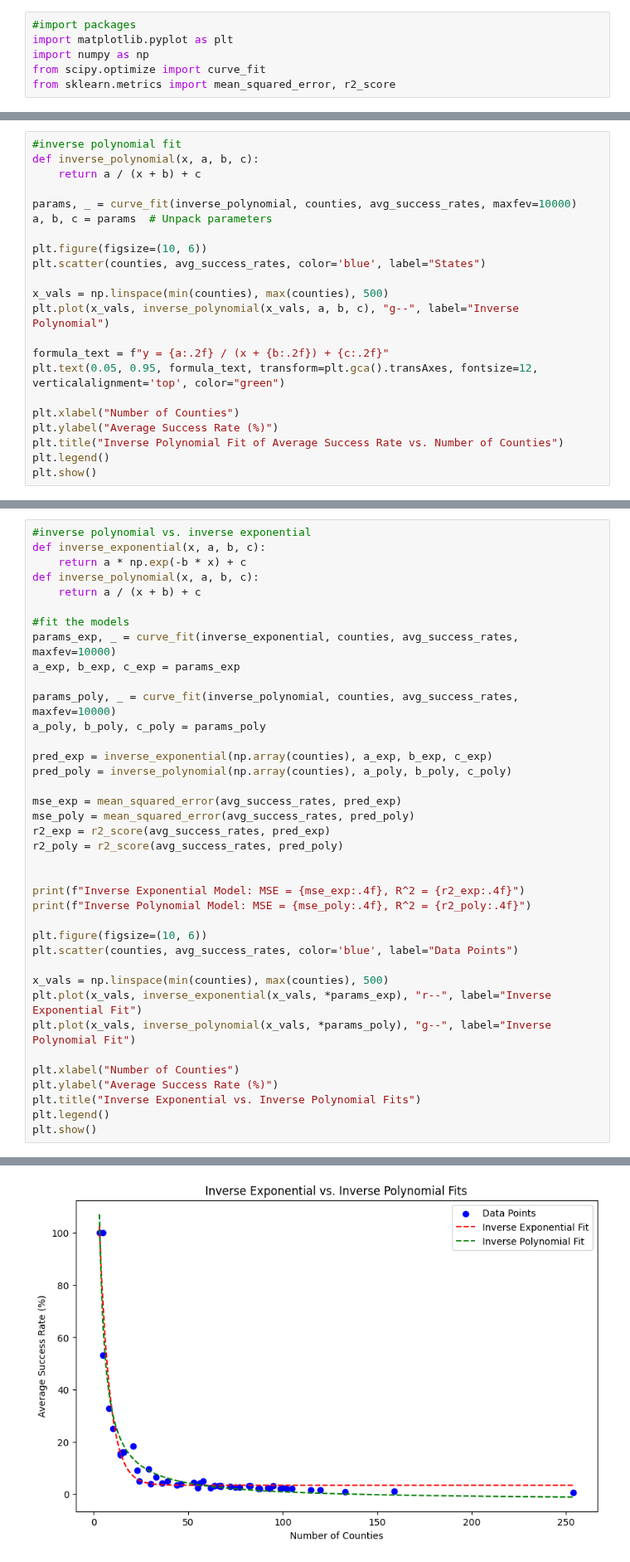
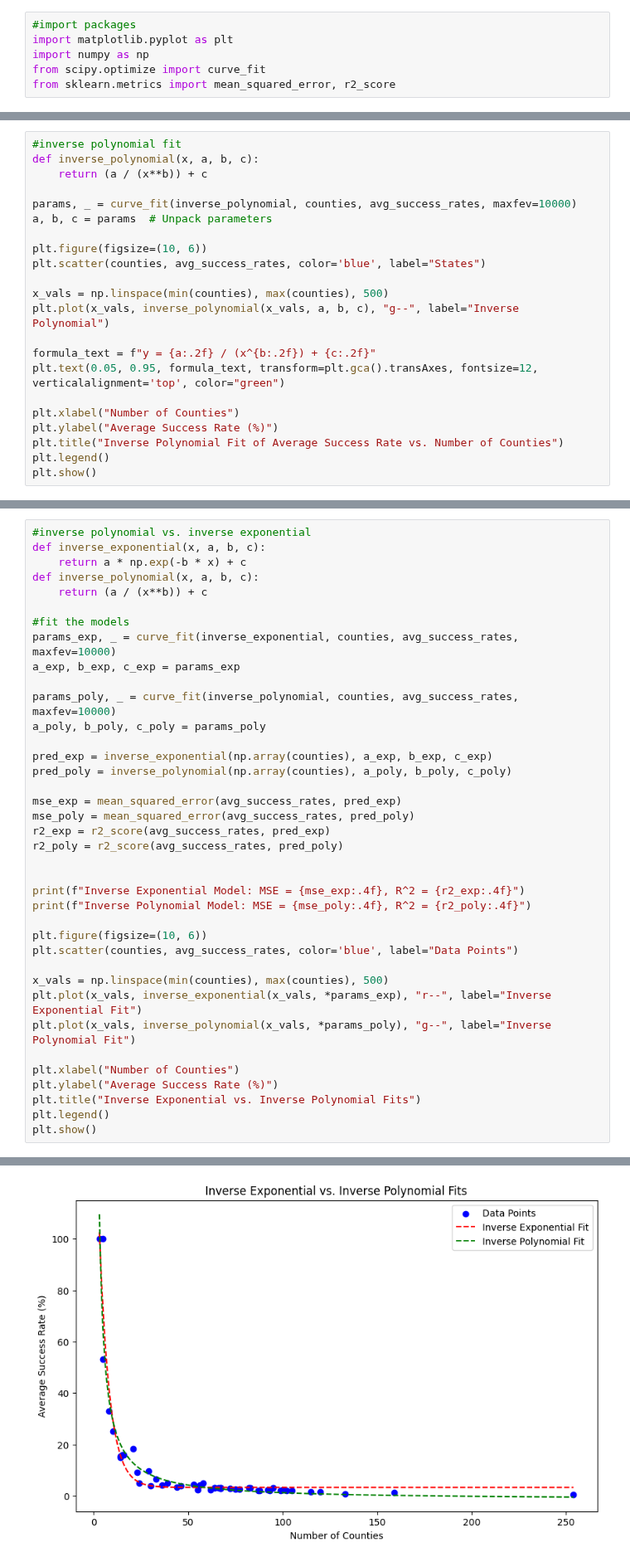
Before and after one commit to brookecarofeinberg/SamplingBalancedForests, a Jupyter notebook: cnty_plotting.ipynb, the cells around one changed output, grey strips where cells are left out. Shown at 83% size. Saved outputs shown, nothing was run; the diff lists cells and outputs as text.

```diff
--- a/cnty_plotting.ipynb
+++ b/cnty_plotting.ipynb
@@ -397,7 +397,7 @@ plt.show()
 # %%
 #inverse polynomial fit
 def inverse_polynomial(x, a, b, c):
-    return a / (x + b) + c
+    return (a / (x**b)) + c
 
 params, _ = curve_fit(inverse_polynomial, counties, avg_success_rates, maxfev=10000)
 a, b, c = params  # Unpack parameters
@@ -408,7 +408,7 @@ plt.scatter(counties, avg_success_rates, color='blue', label="States")
 x_vals = np.linspace(min(counties), max(counties), 500)
 plt.plot(x_vals, inverse_polynomial(x_vals, a, b, c), "g--", label="Inverse Polynomial")
 
-formula_text = f"y = {a:.2f} / (x + {b:.2f}) + {c:.2f}"
+formula_text = f"y = {a:.2f} / (x^{b:.2f}) + {c:.2f}"
 plt.text(0.05, 0.95, formula_text, transform=plt.gca().transAxes, fontsize=12, verticalalignment='top', color="green")
 
 plt.xlabel("Number of Counties")
@@ -423,7 +423,7 @@ plt.show()
 def inverse_exponential(x, a, b, c):
     return a * np.exp(-b * x) + c
 def inverse_polynomial(x, a, b, c):
-    return a / (x + b) + c
+    return (a / (x**b)) + c
 
 #fit the models
 params_exp, _ = curve_fit(inverse_exponential, counties, avg_success_rates, maxfev=10000)
@@ -462 +462 @@ Inverse Polynomial Model: MSE = 36.4603, R^2 = 0.9145
-[figure, old version]
+[figure, new version]
```
Also changed, not shown: parts of 4 cells of this notebook.
